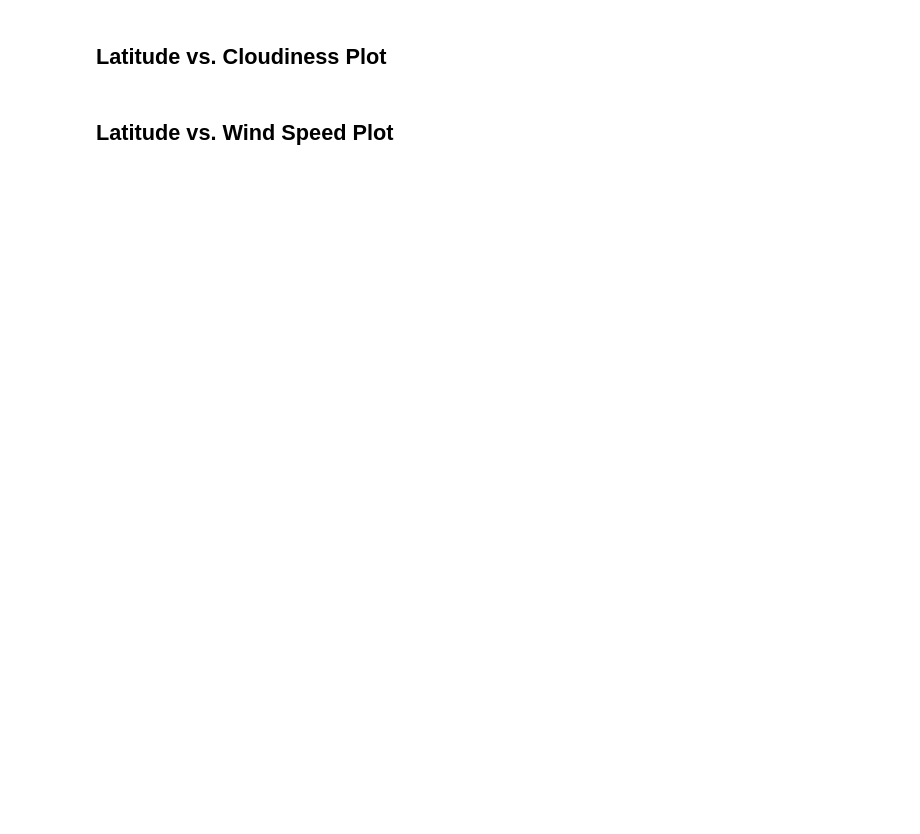
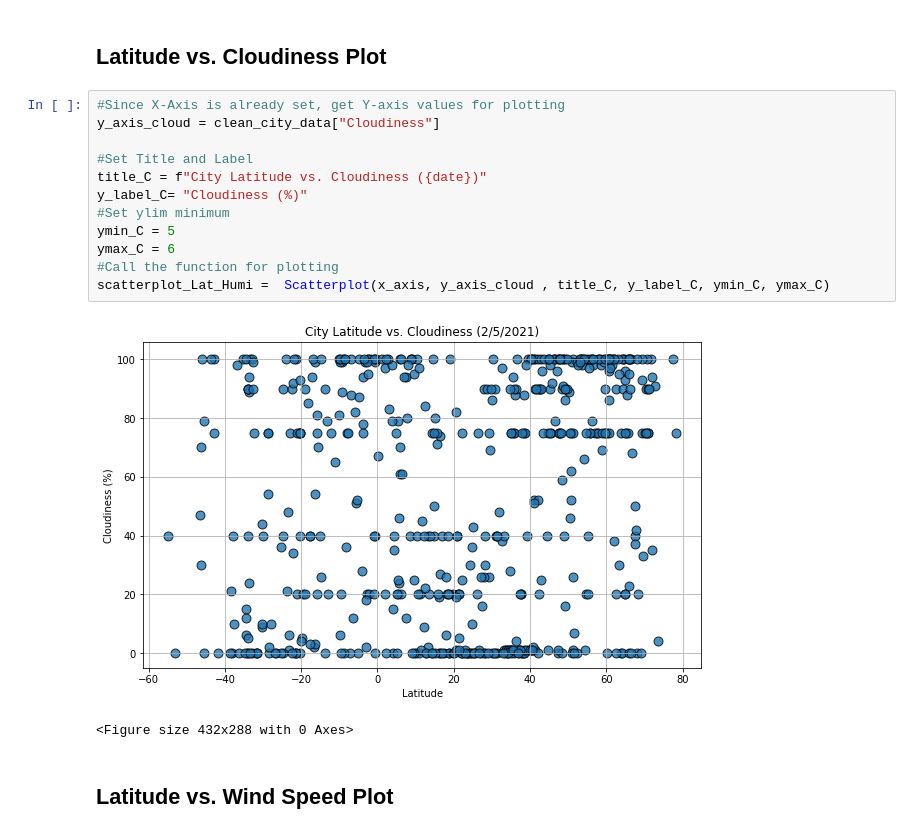
Before and after one commit to divya-gh/python-api-challenge, a Jupyter notebook: WeatherPy/WeatherPy.ipynb, the cells around one changed output. Drawn from its saved outputs; the diff is of its cells as text; blank space fills up the shorter version.

```diff
--- a/WeatherPy/WeatherPy.ipynb
+++ b/WeatherPy/WeatherPy.ipynb
@@ -176,4 +291,19 @@ Skip this step if there are no cities that have humidity > 100%.
 # %% [markdown]
 ## Latitude vs. Cloudiness Plot
+# %%
+#Since X-Axis is already set, get Y-axis values for plotting
+y_axis_cloud = clean_city_data["Cloudiness"]
+
+#Set Title and Label
+title_C = f"City Latitude vs. Cloudiness ({date})"
+y_label_C= "Cloudiness (%)"
+#Set ylim minimum
+ymin_C = 5
+ymax_C = 6
+#Call the function for plotting
+scatterplot_Lat_Humi =  Scatterplot(x_axis, y_axis_cloud , title_C, y_label_C, ymin_C, ymax_C)
+# %% [output]
+[figure, added]
+<Figure size 432x288 with 0 Axes>
 # %% [markdown]
 ## Latitude vs. Wind Speed Plot
```
Also changed, not shown: parts of 28 cells of this notebook.
